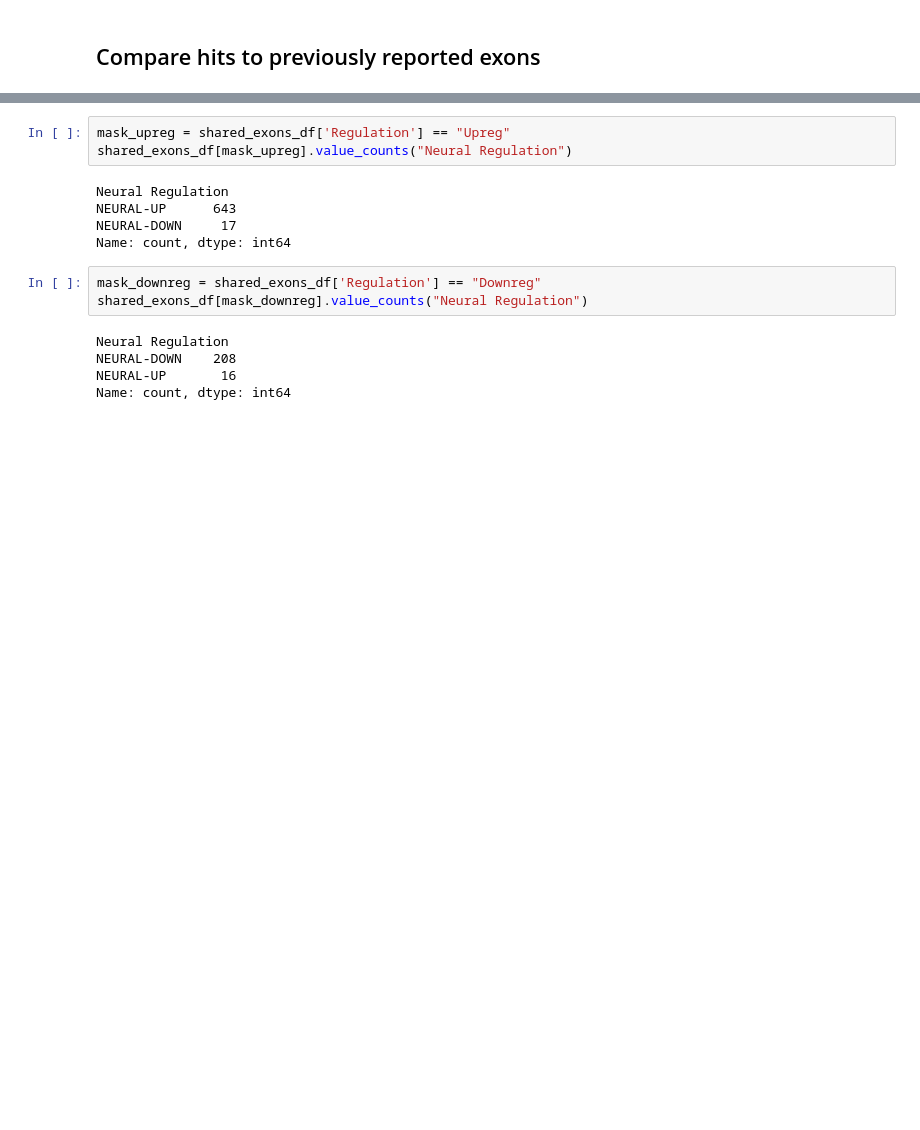
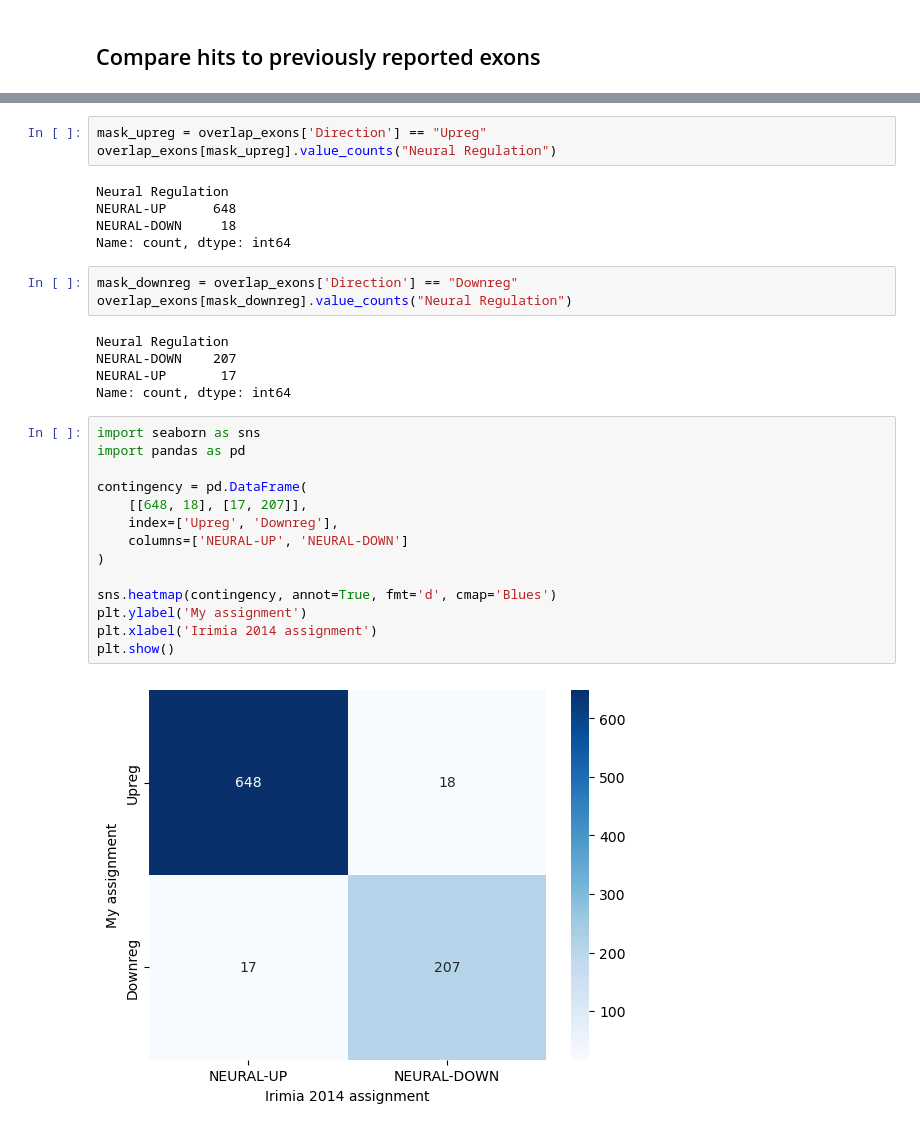
Before and after one commit to reliscu/bulk_splicing_GTEx_cortex, a Jupyter notebook: compare_results.ipynb, the cells around one changed output, grey strips where cells are left out. Saved outputs shown, nothing was run; the diff lists cells and outputs as text; blank space fills up the shorter version.

```diff
--- a/compare_results.ipynb
+++ b/compare_results.ipynb
@@ -106,19 +95,35 @@ exons.shape
 # %% [output]
 (2587, 9)
 # %%
-mask_upreg = shared_exons_df['Regulation'] == "Upreg"
-shared_exons_df[mask_upreg].value_counts("Neural Regulation")
+mask_upreg = overlap_exons['Direction'] == "Upreg"
+overlap_exons[mask_upreg].value_counts("Neural Regulation")
 # %% [output]
 Neural Regulation
-NEURAL-UP      643
-NEURAL-DOWN     17
+NEURAL-UP      648
+NEURAL-DOWN     18
 Name: count, dtype: int64
 # %%
-mask_downreg = shared_exons_df['Regulation'] == "Downreg"
-shared_exons_df[mask_downreg].value_counts("Neural Regulation")
+mask_downreg = overlap_exons['Direction'] == "Downreg"
+overlap_exons[mask_downreg].value_counts("Neural Regulation")
 # %% [output]
 Neural Regulation
-NEURAL-DOWN    208
-NEURAL-UP       16
+NEURAL-DOWN    207
+NEURAL-UP       17
 Name: count, dtype: int64
+# %%
+import seaborn as sns
+import pandas as pd
+
+contingency = pd.DataFrame(
+    [[648, 18], [17, 207]],
+    index=['Upreg', 'Downreg'],
+    columns=['NEURAL-UP', 'NEURAL-DOWN']
+)
+
+sns.heatmap(contingency, annot=True, fmt='d', cmap='Blues')
+plt.ylabel('My assignment')
+plt.xlabel('Irimia 2014 assignment')
+plt.show()
+# %% [output]
+[figure, added]
 # %%
```
Also changed, not shown: parts of 13 cells of this notebook, 6 other files.
